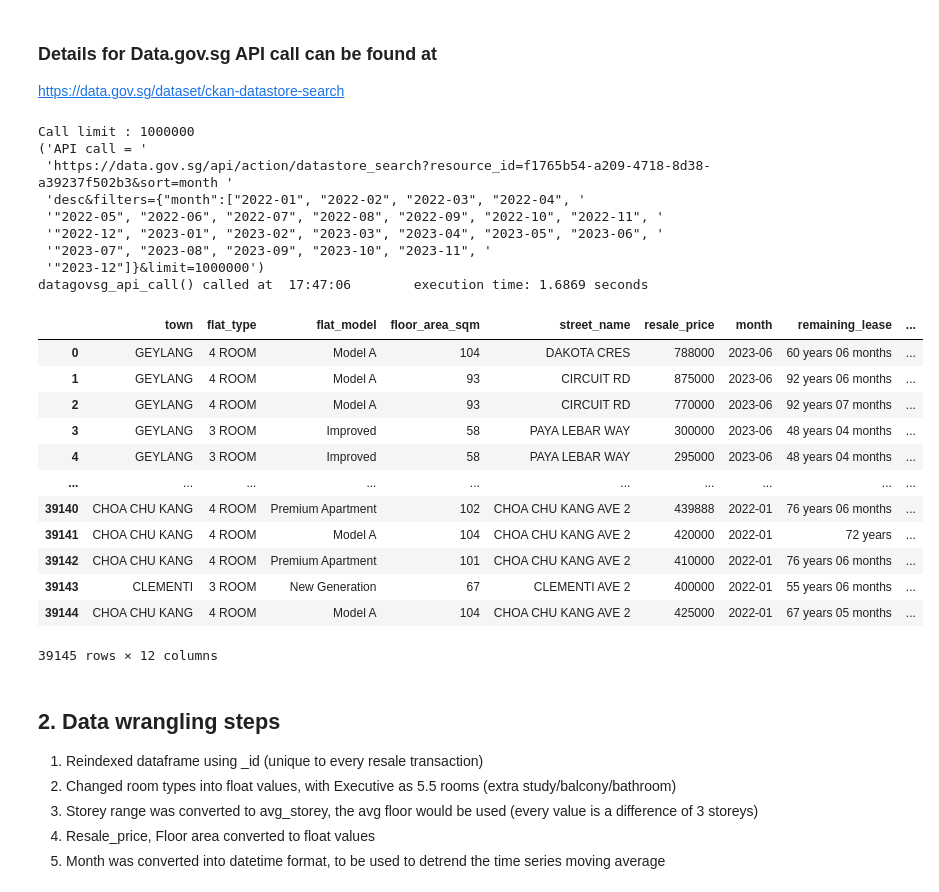
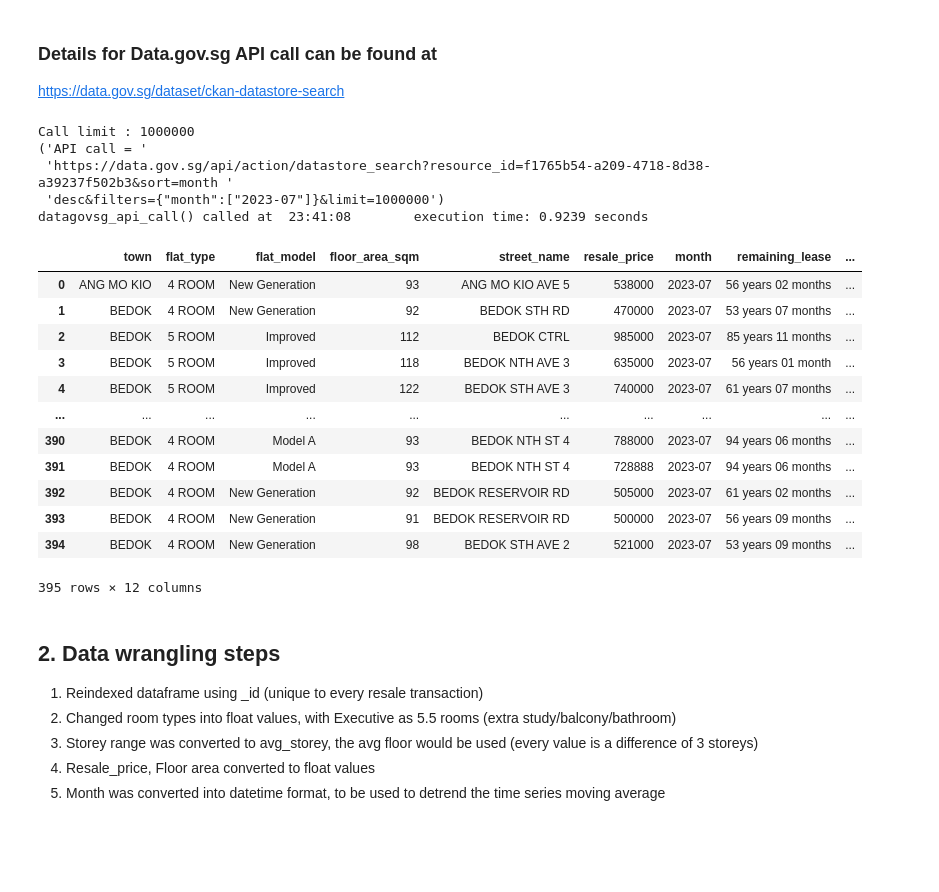
Before and after one commit to sienlonglim/ml_webapp, a Jupyter notebook: data_wrangling.ipynb, the cells around one changed output. Cells and saved outputs as stored; diff of their text form; code cells hidden in the pictures; blank space fills up the shorter version.

```diff
--- a/data_wrangling.ipynb
+++ b/data_wrangling.ipynb
@@ -157,33 +157,29 @@ def datagovsg_api_call(url: str, sort: str = 'month desc', limit: int = 100,
 # %%
 df = datagovsg_api_call('https://data.gov.sg/api/action/datastore_search?resource_id=f1765b54-a209-4718-8d38-a39237f502b3',
                         sort='month desc',
                         limit = 1000000,
-                        months = [1,2,3,4,5,6,7,8,9,10,11,12],
-                        years=[2022,2023])
+                        months = [7],
+                        years=[2023])
 df
 # %% [output]
 Call limit : 1000000
 ('API call = '
  'https://data.gov.sg/api/action/datastore_search?resource_id=f1765b54-a209-4718-8d38-a39237f502b3&sort=month '
- 'desc&filters={"month":["2022-01", "2022-02", "2022-03", "2022-04", '
- '"2022-05", "2022-06", "2022-07", "2022-08", "2022-09", "2022-10", "2022-11", '
- '"2022-12", "2023-01", "2023-02", "2023-03", "2023-04", "2023-05", "2023-06", '
- '"2023-07", "2023-08", "2023-09", "2023-10", "2023-11", '
- '"2023-12"]}&limit=1000000')
-datagovsg_api_call() called at  17:47:06        execution time: 1.6869 seconds
+ 'desc&filters={"month":["2023-07"]}&limit=1000000')
+datagovsg_api_call() called at  23:41:08        execution time: 0.9239 seconds
 |  | town | flat_type | flat_model | floor_area_sqm | street_name | resale_price | month | remaining_lease | ... |
-| 0 | GEYLANG | 4 ROOM | Model A | 104 | DAKOTA CRES | 788000 | 2023-06 | 60 years 06 months | ... |
-| 1 | GEYLANG | 4 ROOM | Model A | 93 | CIRCUIT RD | 875000 | 2023-06 | 92 years 06 months | ... |
-| 2 | GEYLANG | 4 ROOM | Model A | 93 | CIRCUIT RD | 770000 | 2023-06 | 92 years 07 months | ... |
-| 3 | GEYLANG | 3 ROOM | Improved | 58 | PAYA LEBAR WAY | 300000 | 2023-06 | 48 years 04 months | ... |
-| 4 | GEYLANG | 3 ROOM | Improved | 58 | PAYA LEBAR WAY | 295000 | 2023-06 | 48 years 04 months | ... |
+| 0 | ANG MO KIO | 4 ROOM | New Generation | 93 | ANG MO KIO AVE 5 | 538000 | 2023-07 | 56 years 02 months | ... |
+| 1 | BEDOK | 4 ROOM | New Generation | 92 | BEDOK STH RD | 470000 | 2023-07 | 53 years 07 months | ... |
+| 2 | BEDOK | 5 ROOM | Improved | 112 | BEDOK CTRL | 985000 | 2023-07 | 85 years 11 months | ... |
+| 3 | BEDOK | 5 ROOM | Improved | 118 | BEDOK NTH AVE 3 | 635000 | 2023-07 | 56 years 01 month | ... |
+| 4 | BEDOK | 5 ROOM | Improved | 122 | BEDOK STH AVE 3 | 740000 | 2023-07 | 61 years 07 months | ... |
 | ... | ... | ... | ... | ... | ... | ... | ... | ... | ... |
-| 39140 | CHOA CHU KANG | 4 ROOM | Premium Apartment | 102 | CHOA CHU KANG AVE 2 | 439888 | 2022-01 | 76 years 06 months | ... |
-| 39141 | CHOA CHU KANG | 4 ROOM | Model A | 104 | CHOA CHU KANG AVE 2 | 420000 | 2022-01 | 72 years | ... |
-| 39142 | CHOA CHU KANG | 4 ROOM | Premium Apartment | 101 | CHOA CHU KANG AVE 2 | 410000 | 2022-01 | 76 years 06 months | ... |
-| 39143 | CLEMENTI | 3 ROOM | New Generation | 67 | CLEMENTI AVE 2 | 400000 | 2022-01 | 55 years 06 months | ... |
-| 39144 | CHOA CHU KANG | 4 ROOM | Model A | 104 | CHOA CHU KANG AVE 2 | 425000 | 2022-01 | 67 years 05 months | ... |
+| 390 | BEDOK | 4 ROOM | Model A | 93 | BEDOK NTH ST 4 | 788000 | 2023-07 | 94 years 06 months | ... |
+| 391 | BEDOK | 4 ROOM | Model A | 93 | BEDOK NTH ST 4 | 728888 | 2023-07 | 94 years 06 months | ... |
+| 392 | BEDOK | 4 ROOM | New Generation | 92 | BEDOK RESERVOIR RD | 505000 | 2023-07 | 61 years 02 months | ... |
+| 393 | BEDOK | 4 ROOM | New Generation | 91 | BEDOK RESERVOIR RD | 500000 | 2023-07 | 56 years 09 months | ... |
+| 394 | BEDOK | 4 ROOM | New Generation | 98 | BEDOK STH AVE 2 | 521000 | 2023-07 | 53 years 09 months | ... |
-39145 rows × 12 columns
+395 rows × 12 columns
 # %% [markdown]
 ## 2. Data wrangling steps
 1. Reindexed dataframe using _id (unique to every resale transaction)
```
Also changed, not shown: parts of 8 cells of this notebook, 11 other files.
